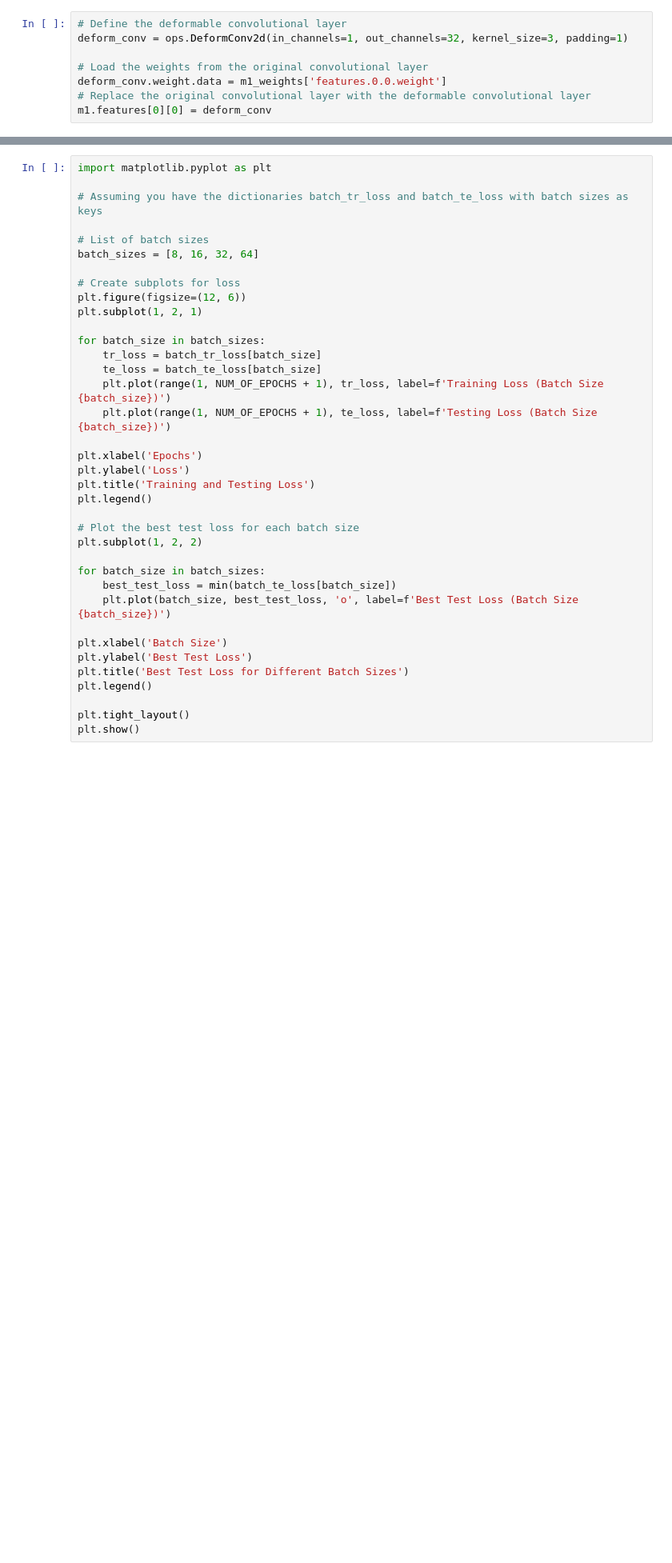
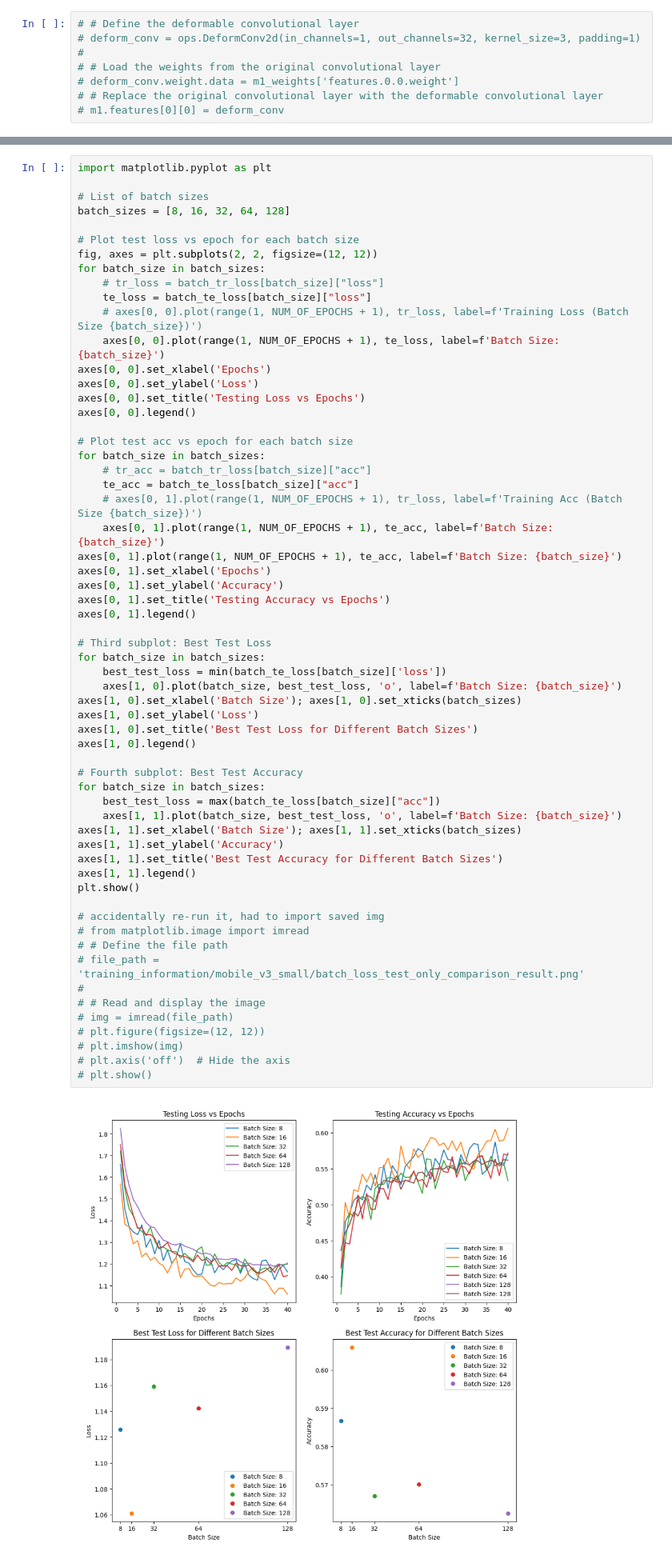
Before and after one commit to AlphaeusNg/Optimizing-FashionMNIST-Apparel-Recognition-Customised-Neural-Network-Architecture-Design, a Jupyter notebook: mobilenet.ipynb, the cells around one changed output, grey strips where cells are left out. Shown at 80% size. Saved outputs shown, nothing was run; the diff lists cells and outputs as text; blank space fills up the shorter version.

```diff
--- a/mobilenet.ipynb
+++ b/mobilenet.ipynb
@@ -110,9 +96,9 @@ m1_weights = torch.load("model_weights/32_best_model_weights.pth")
 # %%
-# Define the deformable convolutional layer
-deform_conv = ops.DeformConv2d(in_channels=1, out_channels=32, kernel_size=3, padding=1)
-
-# Load the weights from the original convolutional layer
-deform_conv.weight.data = m1_weights['features.0.0.weight']
-# Replace the original convolutional layer with the deformable convolutional layer
-m1.features[0][0] = deform_conv
+# # Define the deformable convolutional layer
+# deform_conv = ops.DeformConv2d(in_channels=1, out_channels=32, kernel_size=3, padding=1)
+#
+# # Load the weights from the original convolutional layer
+# deform_conv.weight.data = m1_weights['features.0.0.weight']
+# # Replace the original convolutional layer with the deformable convolutional layer
+# m1.features[0][0] = deform_conv
 # %%
@@ -241,37 +259,62 @@ KeyboardInterrupt:
 # %%
 import matplotlib.pyplot as plt
 
-# Assuming you have the dictionaries batch_tr_loss and batch_te_loss with batch sizes as keys
+# List of batch sizes
+batch_sizes = [8, 16, 32, 64, 128]
 
-# List of batch sizes
-batch_sizes = [8, 16, 32, 64]
+# Plot test loss vs epoch for each batch size
+fig, axes = plt.subplots(2, 2, figsize=(12, 12))
+for batch_size in batch_sizes:
+    # tr_loss = batch_tr_loss[batch_size]["loss"]
+    te_loss = batch_te_loss[batch_size]["loss"]
+    # axes[0, 0].plot(range(1, NUM_OF_EPOCHS + 1), tr_loss, label=f'Training Loss (Batch Size {batch_size})')
+    axes[0, 0].plot(range(1, NUM_OF_EPOCHS + 1), te_loss, label=f'Batch Size: {batch_size}')
+axes[0, 0].set_xlabel('Epochs')
+axes[0, 0].set_ylabel('Loss')
+axes[0, 0].set_title('Testing Loss vs Epochs')
+axes[0, 0].legend()
 
-# Create subplots for loss
-plt.figure(figsize=(12, 6))
-plt.subplot(1, 2, 1)
+# Plot test acc vs epoch for each batch size
+for batch_size in batch_sizes:
+    # tr_acc = batch_tr_loss[batch_size]["acc"]
+    te_acc = batch_te_loss[batch_size]["acc"]
+    # axes[0, 1].plot(range(1, NUM_OF_EPOCHS + 1), tr_loss, label=f'Training Acc (Batch Size {batch_size})')
+    axes[0, 1].plot(range(1, NUM_OF_EPOCHS + 1), te_acc, label=f'Batch Size: {batch_size}')
+axes[0, 1].plot(range(1, NUM_OF_EPOCHS + 1), te_acc, label=f'Batch Size: {batch_size}')
+axes[0, 1].set_xlabel('Epochs')
+axes[0, 1].set_ylabel('Accuracy')
+axes[0, 1].set_title('Testing Accuracy vs Epochs')
+axes[0, 1].legend()
 
+# Third subplot: Best Test Loss
 for batch_size in batch_sizes:
-    tr_loss = batch_tr_loss[batch_size]
-    te_loss = batch_te_loss[batch_size]
-    plt.plot(range(1, NUM_OF_EPOCHS + 1), tr_loss, label=f'Training Loss (Batch Size {batch_size})')
-    plt.plot(range(1, NUM_OF_EPOCHS + 1), te_loss, label=f'Testing Loss (Batch Size {batch_size})')
+    best_test_loss = min(batch_te_loss[batch_size]['loss'])
+    axes[1, 0].plot(batch_size, best_test_loss, 'o', label=f'Batch Size: {batch_size}')
+axes[1, 0].set_xlabel('Batch Size'); axes[1, 0].set_xticks(batch_sizes)
+axes[1, 0].set_ylabel('Loss')
+axes[1, 0].set_title('Best Test Loss for Different Batch Sizes')
+axes[1, 0].legend()
 
-plt.xlabel('Epochs')
-plt.ylabel('Loss')
-plt.title('Training and Testing Loss')
-plt.legend()
+# Fourth subplot: Best Test Accuracy
+for batch_size in batch_sizes:
+    best_test_loss = max(batch_te_loss[batch_size]["acc"])
+    axes[1, 1].plot(batch_size, best_test_loss, 'o', label=f'Batch Size: {batch_size}')
+axes[1, 1].set_xlabel('Batch Size'); axes[1, 1].set_xticks(batch_sizes)
+axes[1, 1].set_ylabel('Accuracy')
+axes[1, 1].set_title('Best Test Accuracy for Different Batch Sizes')
+axes[1, 1].legend()
+plt.show()
 
-# Plot the best test loss for each batch size
-plt.subplot(1, 2, 2)
-
-for batch_size in batch_sizes:
-    best_test_loss = min(batch_te_loss[batch_size])
-    plt.plot(batch_size, best_test_loss, 'o', label=f'Best Test Loss (Batch Size {batch_size})')
-
-plt.xlabel('Batch Size')
-plt.ylabel('Best Test Loss')
-plt.title('Best Test Loss for Different Batch Sizes')
-plt.legend()
-
-plt.tight_layout()
-plt.show()
+# accidentally re-run it, had to import saved img
+# from matplotlib.image import imread
+# # Define the file path
+# file_path = 'training_information/mobile_v3_small/batch_loss_test_only_comparison_result.png'
+#
+# # Read and display the image
+# img = imread(file_path)
+# plt.figure(figsize=(12, 12))
+# plt.imshow(img)
+# plt.axis('off')  # Hide the axis
+# plt.show()
+# %% [output]
+[figure, added]
```
Also changed, not shown: parts of 12 cells of this notebook, 1 other file.
